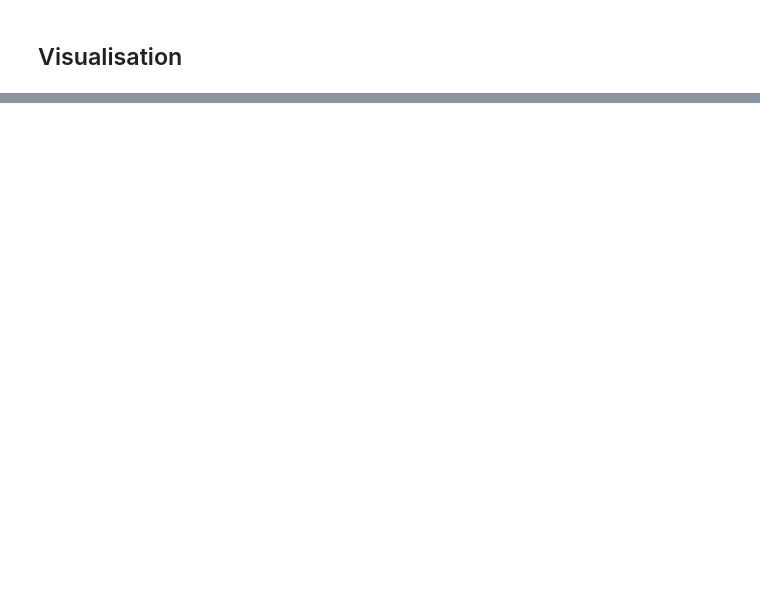
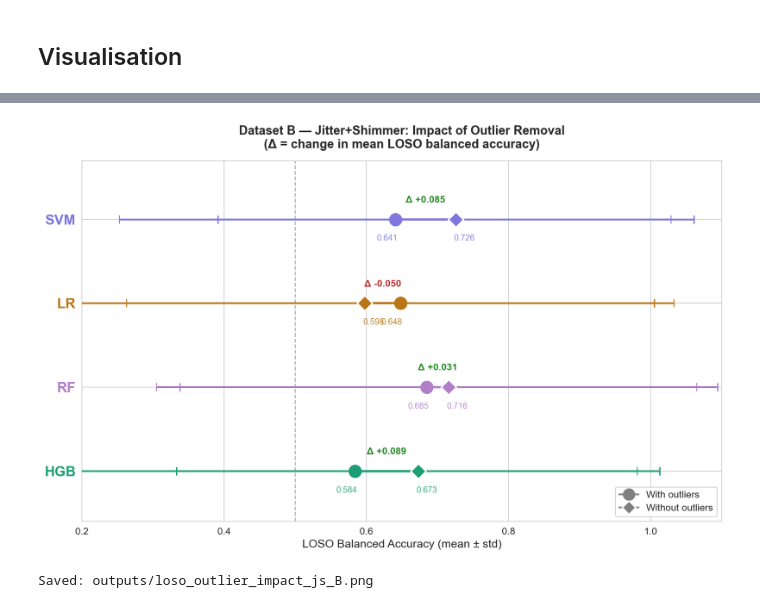
Before and after one commit to nataliia-stempkovska/FoDS-Parkinson, a Jupyter notebook: models/loso_evaluation.ipynb, the cells around one changed output, grey strips where cells are left out. Drawn from its saved outputs; the diff is of its cells as text; code cells hidden in the pictures; blank space fills up the shorter version.

```diff
--- a/models/loso_evaluation.ipynb
+++ b/models/loso_evaluation.ipynb
@@ -412,0 +572,80 @@ Saved: outputs/loso_results.png
+# %%
+from matplotlib.lines import Line2D
+
+df_loso = pd.read_csv('outputs/loso_results.csv')
+
+if 'Outliers' not in df_loso.columns:
+    print("No outlier comparison data available.")
+else:
+    df_js = df_loso[(df_loso['Features'] == 'Jitter+Shimmer') & (df_loso['Dataset'] == 'B')]
+    model_order = ['HGB', 'RF', 'LR', 'SVM']
+
+    fig, ax = plt.subplots(figsize=(11, 7))
+    y_pos = np.arange(len(model_order))
+
+    for yi, model in enumerate(model_order):
+        df_m   = df_js[df_js['Model'] == model]
+        row_w  = df_m[df_m['Outliers'] == 'With']
+        row_wo = df_m[df_m['Outliers'] == 'Without']
+        if row_w.empty or row_wo.empty:
+            continue
+
+        ba_w,  std_w  = row_w['BA_mean'].values[0],  row_w['BA_std'].values[0]
+        ba_wo, std_wo = row_wo['BA_mean'].values[0], row_wo['BA_std'].values[0]
+        color = PALETTE[model]
+        delta = ba_wo - ba_w
+
+        # connecting line
+        ax.plot([ba_w, ba_wo], [yi, yi], color=color, lw=3, alpha=0.55, zorder=1)
+
+        # with outliers → circle
+        ax.errorbar(ba_w,  yi, xerr=std_w,  fmt='o', color=color,
+                    markersize=14, capsize=5, elinewidth=2, zorder=3)
+        # without outliers → diamond
+        ax.errorbar(ba_wo, yi, xerr=std_wo, fmt='D', color=color,
+                    markersize=12, capsize=5, elinewidth=2, zorder=3,
+                    markeredgecolor='white', markeredgewidth=1.5)
+
+        # Δ annotation above midpoint
+        sign = '+' if delta >= 0 else ''
+        dcol = '#2a8a2a' if delta > 0.005 else ('#c03030' if delta < -0.005 else '#888888')
+        ax.text((ba_w + ba_wo) / 2, yi + 0.18,
+                f'Δ {sign}{delta:.3f}',
+                ha='center', va='bottom', fontsize=11,
+                color=dcol, fontweight='bold')
+
+        # value labels next to each point
+        ax.text(ba_w  - 0.012, yi - 0.18, f'{ba_w:.3f}',
+                ha='center', va='top', fontsize=9.5, color=color, alpha=0.85)
+        ax.text(ba_wo + 0.012, yi - 0.18, f'{ba_wo:.3f}',
+                ha='center', va='top', fontsize=9.5, color=color, alpha=0.85)
+
+    ax.axvline(0.5, color='grey', linestyle='--', lw=1.2, alpha=0.6, label='Chance (0.5)')
+    ax.set_yticks(y_pos)
+    ax.set_yticklabels(model_order, fontsize=16, fontweight='bold')
+    for tick, model in zip(ax.get_yticklabels(), model_order):
+        tick.set_color(PALETTE[model])
+    ax.set_xlim(0.2, 1.1)
+    ax.set_ylim(-0.6, len(model_order) - 0.3)
+    ax.tick_params(axis='x', labelsize=11)
+    ax.set_xlabel('LOSO Balanced Accuracy (mean ± std)', fontsize=13)
+
+    legend_elements = [
+        Line2D([0], [0], marker='o', color='grey', lw=2, markersize=13, label='With outliers'),
+        Line2D([0], [0], marker='D', color='grey', lw=2, markersize=11,
+               markeredgecolor='white', markeredgewidth=1.5, label='Without outliers'),
+    ]
+    ax.legend(handles=legend_elements, fontsize=11, loc='lower right', framealpha=0.85)
+
+    ax.set_title(
+        'Dataset B — Jitter+Shimmer: Impact of Outlier Removal\n'
+        '(Δ = change in mean LOSO balanced accuracy)',
+        fontsize=14, fontweight='bold', pad=14
+    )
+    plt.tight_layout()
+    plt.savefig('outputs/loso_outlier_impact_js_B.png', dpi=200, bbox_inches='tight')
+    plt.show()
+    print('Saved: outputs/loso_outlier_impact_js_B.png')
+# %% [output]
+[figure, added]
+Saved: outputs/loso_outlier_impact_js_B.png
```
Also changed, not shown: parts of 5 cells of this notebook, 12 other files.
